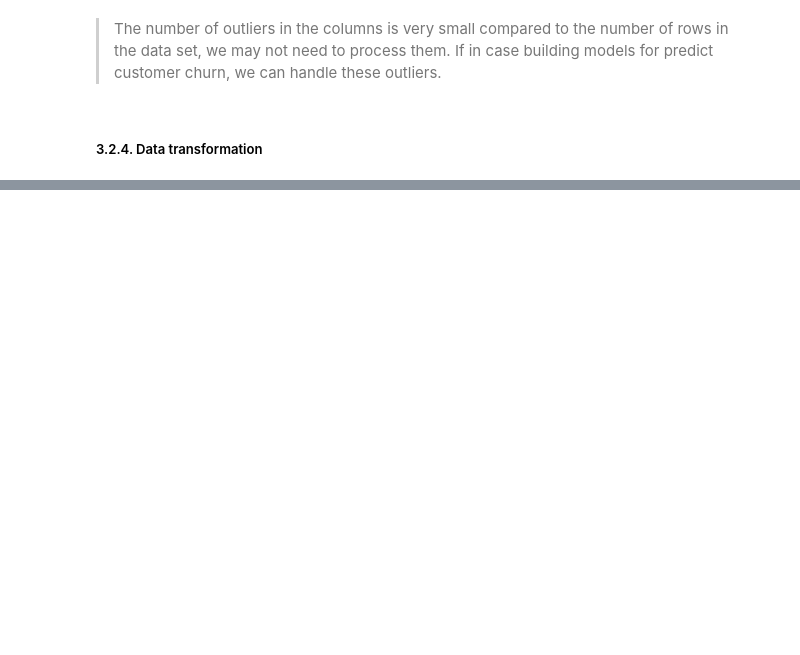
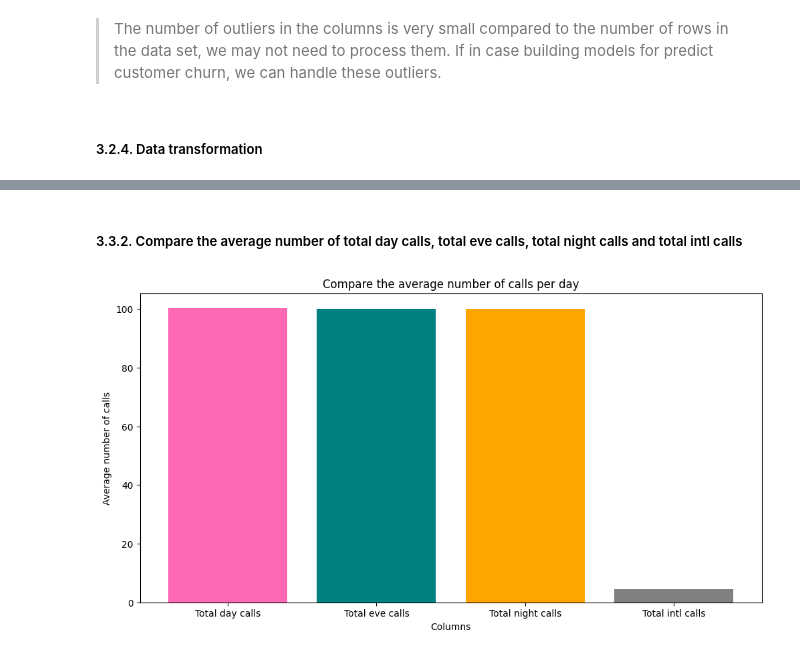
Before and after one commit to hg27haan/Customer-Churn-Prediction-DA, a Jupyter notebook: Source/Customer-Churn-Prediction.ipynb, the cells around one changed output, grey strips where cells are left out. Saved outputs shown, nothing was run; the diff lists cells and outputs as text; code cells hidden in the pictures; blank space fills up the shorter version.

```diff
--- a/Source/Customer-Churn-Prediction.ipynb
+++ b/Source/Customer-Churn-Prediction.ipynb
@@ -323,0 +442,17 @@ Dataframe after transformation
+# %% [markdown]
+##### 3.3.2. Compare the average number of total day calls, total eve calls, total night calls and total intl calls
+# %%
+columns = ['Total day calls', 'Total eve calls', 'Total night calls', 'Total intl calls']
+
+columns_compare = [df80[column].mean() for column in columns]
+# %%
+plt.figure(figsize=(12,6))
+
+plt.bar(columns, columns_compare, color=['#ff69b4', '#008080', '#ffa500', '#808080'])
+plt.title('Compare the average number of calls per day')
+plt.xlabel('Columns')
+plt.ylabel('Average number of calls')
+
+plt.show()
+# %% [output]
+[figure, added]
```
Also changed, not shown: parts of 55 cells of this notebook, 1 other file.
